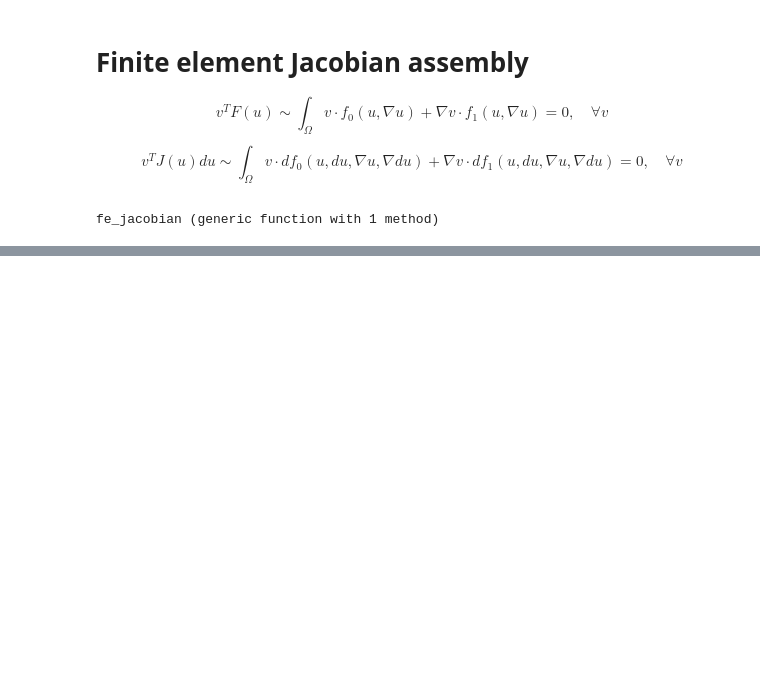
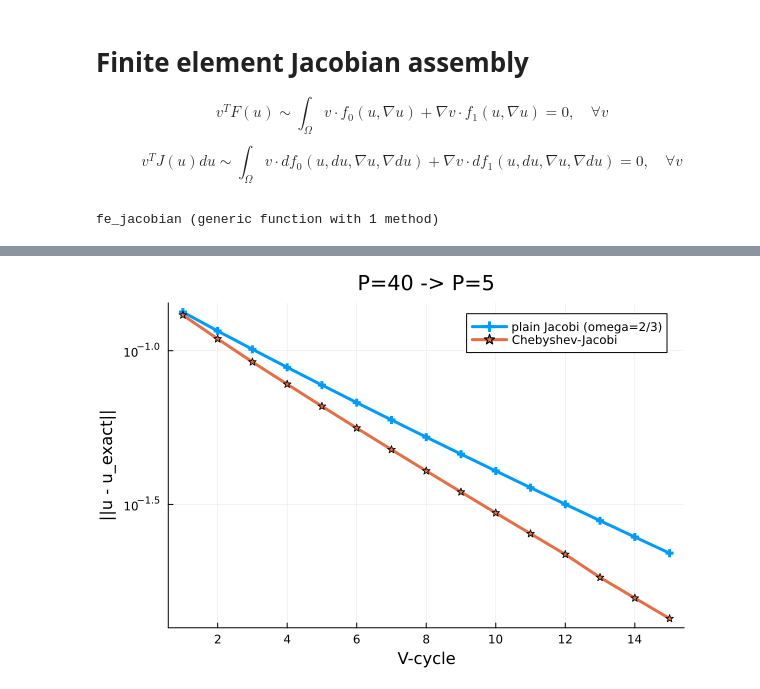
Before and after one commit to rezgarshakeri/fe-demo, a Jupyter notebook: notebooks/FEM1D.ipynb, the cells around one changed output, grey strips where cells are left out. Cells and saved outputs as stored; diff of their text form; code cells hidden in the pictures; blank space fills up the shorter version.

```diff
--- a/notebooks/FEM1D.ipynb
+++ b/notebooks/FEM1D.ipynb
@@ -615,0 +1224,21 @@ plot(fe.xn, sol.zero, marker=:auto)
+# %%
+function estimate_lambda_max(A; niter=20)
+    """
+    Power-iteration estimate of the largest eigenvalue of D^{-1}A (a handful
+    of matvecs -- no eigendecomposition needed).
+
+    @ref PETSc's KSPChebyshevEstEigSet (src/ksp/ksp/impls/cheby/cheby.c) does
+    the analogous automatic estimate, using a few iterations of an inner
+    Krylov method (CG for SPD systems) instead of plain power iteration.
+    """
+    dinv = 1 ./ diag(A)
+    x = randn(size(A,1))
+    x /= norm(x)
+    lambda = 0.0
+    for _ in 1:niter
+        x = dinv .* (A*x)
+        lambda = norm(x)
+        x /= lambda
+    end
+    lambda
+end
@@ -615,0 +1352,22 @@ plot(fe.xn, sol.zero, marker=:auto)
+# %%
+Pf2, Pc2 = 40, 5
+A2, rhs2, x2 = general_galerkin_sym(Pf2, Pf2, kappa, f, "GAUSS")
+u_exact2 = A2 \ rhs2
+
+Icf2 = ProlongationMatrix(Pc2, Pf2)
+
+u_plain = zeros(Pf2)
+u_cheb = zeros(Pf2)
+err_plain = Float64[]
+err_cheb = Float64[]
+for it in 1:15
+    global u_plain = pmg_vcycle(A2, rhs2, u_plain, Icf2; nu1=2, nu2=2, omega=2/3)
+    global u_cheb = pmg_vcycle_cheb(A2, rhs2, u_cheb, Icf2; nu1=2, nu2=2)
+    push!(err_plain, norm(u_plain - u_exact2))
+    push!(err_cheb, norm(u_cheb - u_exact2))
+end
+plot(err_plain, marker=:auto, yscale=:log10, label="plain Jacobi (omega=2/3)",
+    xlabel="V-cycle", ylabel="||u - u_exact||", title="P=$Pf2 -> P=$Pc2")
+plot!(err_cheb, marker=:star, label="Chebyshev-Jacobi")
+# %% [output]
+[figure, added]
```
Also changed, not shown: parts of 36 cells of this notebook, 2 other files.
